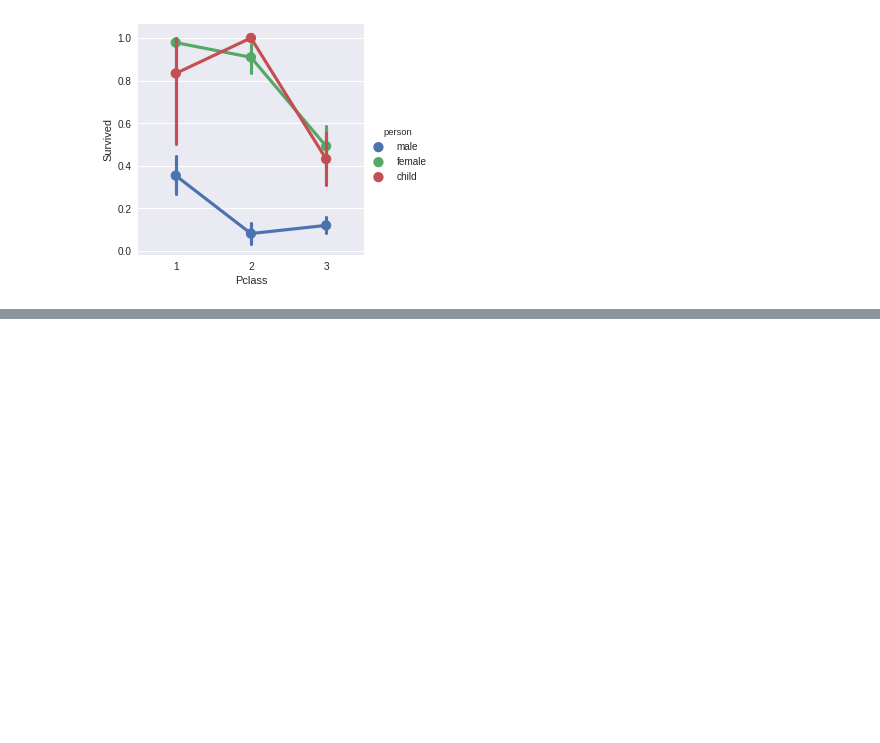
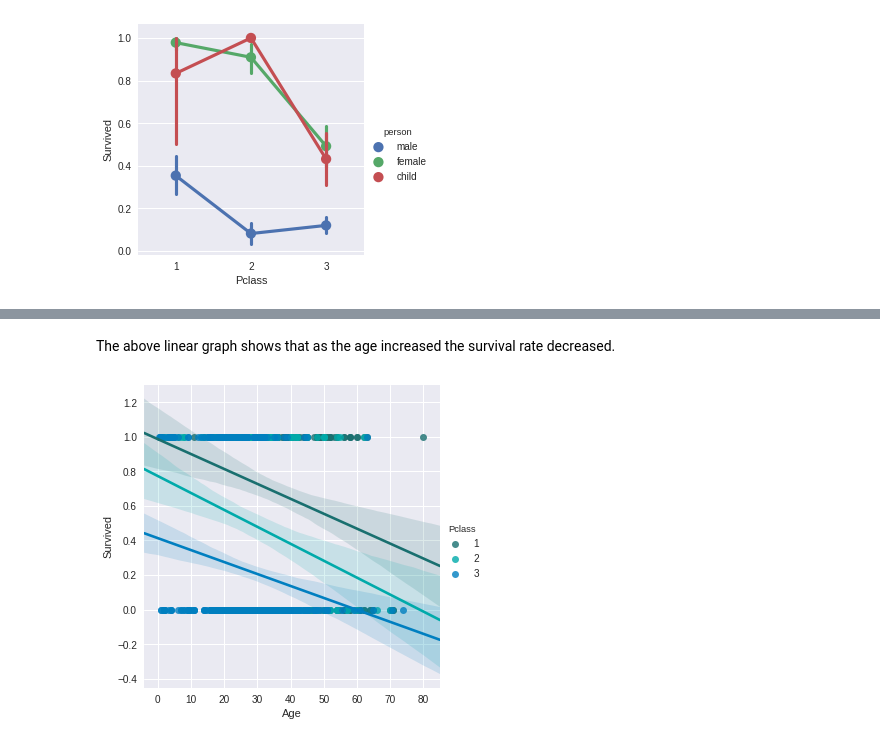
Before and after one commit to manishth/titanic_machine_learning_from_disaster, a Jupyter notebook: Titanic Machine Learning.ipynb, the cells around one changed output, grey strips where cells are left out. Saved outputs shown, nothing was run; the diff lists cells and outputs as text; code cells hidden in the pictures; blank space fills up the shorter version.

```diff
--- a/Titanic Machine Learning.ipynb
+++ b/Titanic Machine Learning.ipynb
@@ -241,0 +248,7 @@ From the above chart we can clearly see that the survival rate was lower for mal
+# %% [markdown]
+The above linear graph shows that as the age increased the survival rate decreased.
+# %%
+sns.lmplot("Age", "Survived", hue="Pclass", data=titanic_df, palette="winter_d")
+plt.show()
+# %% [output]
+[figure, added]
```
Also changed, not shown: parts of 5 cells of this notebook.
